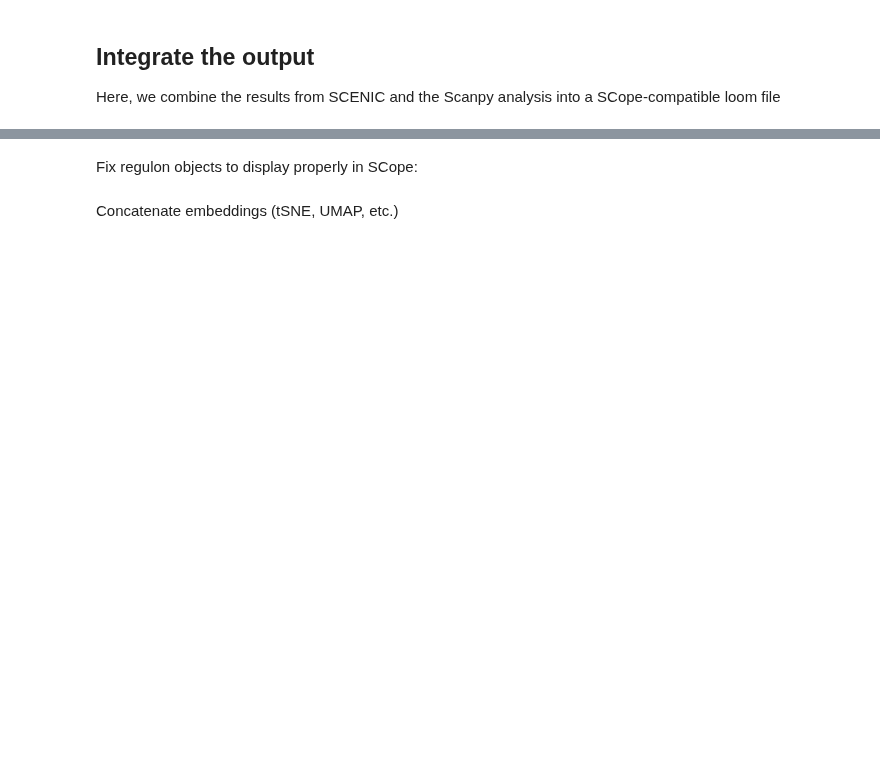
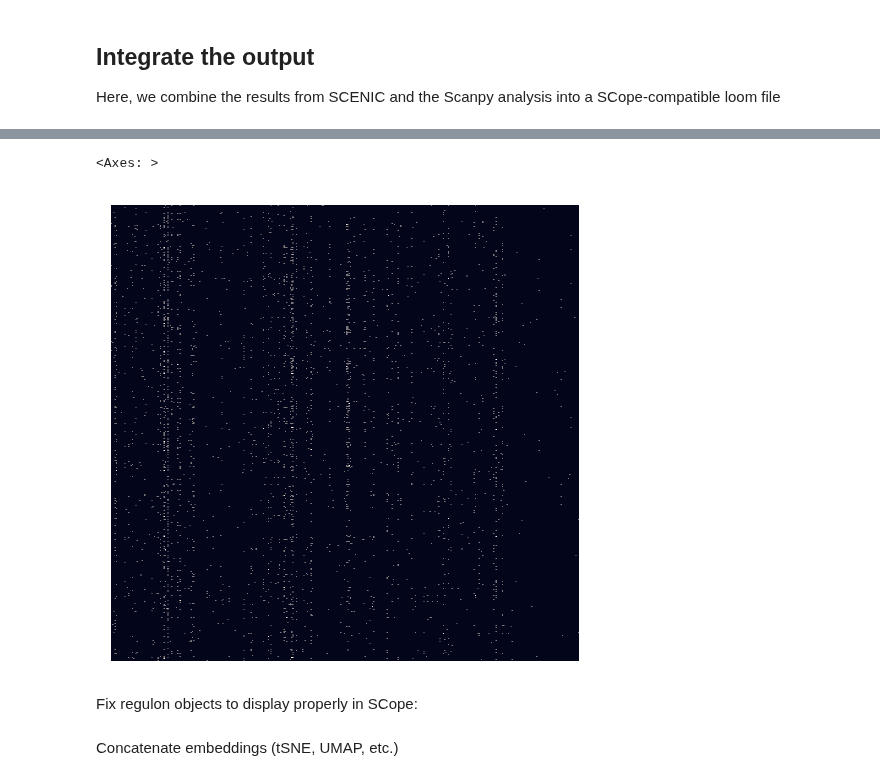
Before and after one commit to chickaroo/genereporter, a Jupyter notebook: src/SCENIC-protocol.ipynb, the cells around one changed output, grey strips where cells are left out. Cells and saved outputs as stored; diff of their text form; code cells hidden in the pictures; blank space fills up the shorter version.

```diff
--- a/src/SCENIC-protocol.ipynb
+++ b/src/SCENIC-protocol.ipynb
@@ -271,0 +311,3 @@ dr_tsne = pd.read_csv( 'scenic_tsne.txt', sep='\t', header=0, index_col=0 )
+# %%
+reg_mtx = pd.DataFrame( lf.ra.Regulons, index=lf.ra.Gene)
+reg_mtx
@@ -272,3 +328,8 @@ dr_tsne = pd.read_csv( 'scenic_tsne.txt', sep='\t', header=0, index_col=0 )
+# %%
+sns.heatmap(reg_mtx, xticklabels=False, yticklabels=False, cbar=False, rasterized=False)
+# %% [output]
+<Axes: >
+[figure, added]
 # %% [markdown]
 Fix regulon objects to display properly in SCope:
 # %%
```
Also changed, not shown: parts of 18 cells of this notebook, 3 other files.
